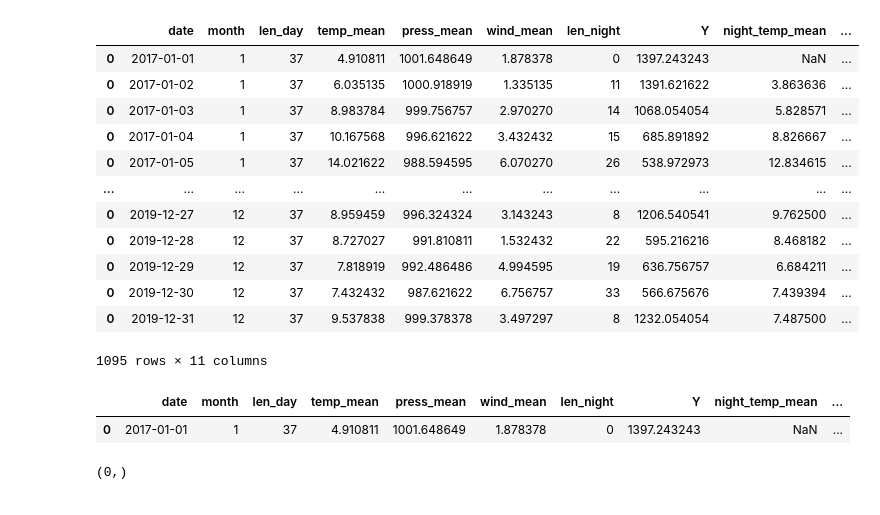
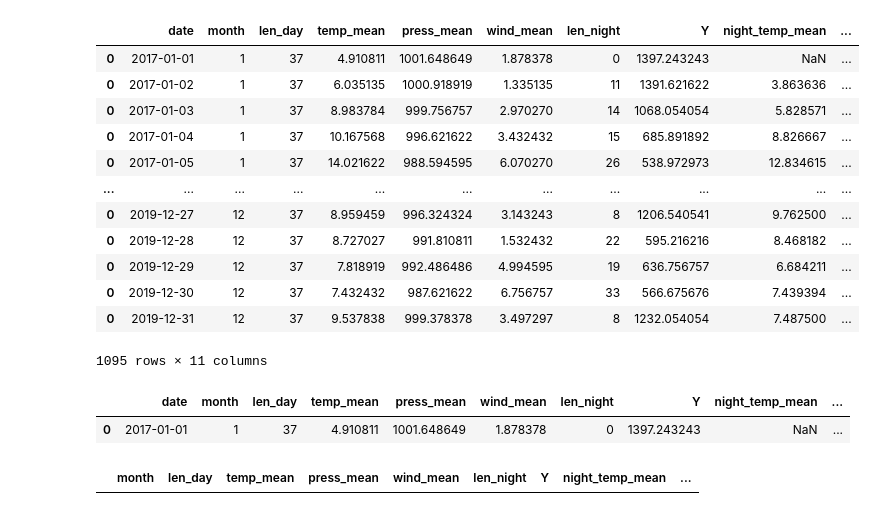
Before and after one commit to KTFish/Golem0_BITEhack2023, a Jupyter notebook: Records Preparation.ipynb, the cells around one changed output. Cells and saved outputs as stored; diff of their text form; code cells hidden in the pictures.

```diff
--- a/Records Preparation.ipynb
+++ b/Records Preparation.ipynb
@@ -132,7 +131,8 @@ import tensorflow as tf
 # %%
 records_df.drop(["date"], inplace= True,axis= 1)
+records_df.dropna(inplace=True)
-# %%
-X.shape
-# %% [output]
-(0,)
+# %%
+records_df[records_df.isna().any(axis=1)]
+# %% [output]
+|  | month | len_day | temp_mean | press_mean | wind_mean | len_night | Y | night_temp_mean | ... |
 # %%
```
Also changed, not shown: parts of 4 cells of this notebook.
